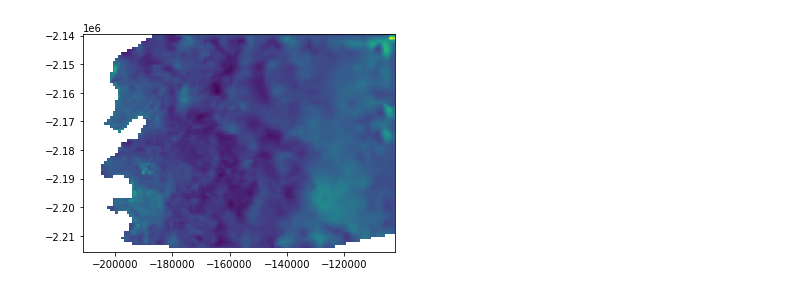
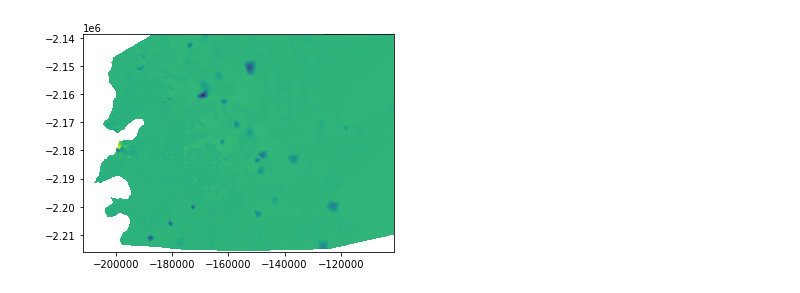
Before and after one commit to dfelikson/GrIS_Outlet_Glacier_Seasonal_dhdt, a Jupyter notebook: plot_model_output.ipynb, the cells around one changed output. Drawn from its saved outputs; the diff is of its cells as text; code cells hidden in the pictures.

Commit message:
plots to use

```diff
--- a/plot_model_output.ipynb
+++ b/plot_model_output.ipynb
@@ -27,11 +27,11 @@ import pickle
 import pylab as pl
 # %%
 #filename = ''/efs/mpascual/SAtoES_hindcast_transient_low_retreat_end_member.nc'
-#filename = './Models/SAtoES_hindcast_control_new_inversion_20221910.nc'
-filename = './Models/SAtoES_hindcast_control_new_inversion_20222010.nc'
+#filename = './Models/SAtoES_hindcast_control_new_inversion_20222010.nc'
+filename = './Models/SAtoES_hindcast_FA_Trial8.nc'
 
 # Load model
-md = loadmodel(filename, singleres='TransientSolution', resvars=['time', 'Thickness', 'Vel', 'MaskIceLevelset']) #, singletime=-1)
+md = loadmodel(filename, singleres='TransientSolution', resvars=['time', 'Thickness', 'Vel', 'MaskIceLevelset','IceVolumeAboveFloatation']) # , singletime=-1)
 
 # Load glacier data
 m = loadmat('./Cheat_matfiles/glacier0013.mat'); glacier0013 = m['glacier0013'];
@@ -100,26 +142,27 @@ Text(0.5, 0, 'thickness change (m)')
 # %%
 from scipy.interpolate import griddata
 
-xstep = 1000
-ystep = 1000
+xstep = 100
+ystep = 100
 xi = np.arange(np.min(md.mesh.x),np.max(md.mesh.x),xstep)
 yi = np.arange(np.min(md.mesh.y),np.max(md.mesh.y),ystep)
 
 mask = md.results.TransientSolution[plot_step_end].MaskIceLevelset > 0
-thickness_change[mask] = np.nan
+#thickness_change[mask] = np.nan
+velocity_change[mask] = np.nan
 
 xi,yi = np.meshgrid(xi,yi)
-zi = griddata((md.mesh.x,md.mesh.y),thickness_change,(xi,yi),method='linear')
+zi = griddata((md.mesh.x,md.mesh.y),velocity_change,(xi,yi),method='linear')
 
 extent = [xi[0,0] + xstep/2, xi[0,-1] - xstep/2, yi[0,0] + ystep/2, yi[-1,0] - ystep/2]
 plt.imshow(zi, extent=extent, origin='lower')
 
 sys.path.append('/home/jovyan/scripts_and_utilities/pythonModules')
 import raster
 
-raster.writeArrayAsRasterBand('thickness_change.tif', raster.extent2gt(zi,extent), np.flipud(zi), -9999.)
+#raster.writeArrayAsRasterBand('trial6_vel_chg_mask.tif', raster.extent2gt(zi,extent), np.flipud(zi), -9999.)
 # %% [output]
-[figure, old version]
+[figure, new version]
 # %%
 # Interpolate thickness from TransientSolution to glacier locations
 from InterpFromMesh2d import InterpFromMesh2d
```
Also changed, not shown: parts of 7 cells of this notebook.
